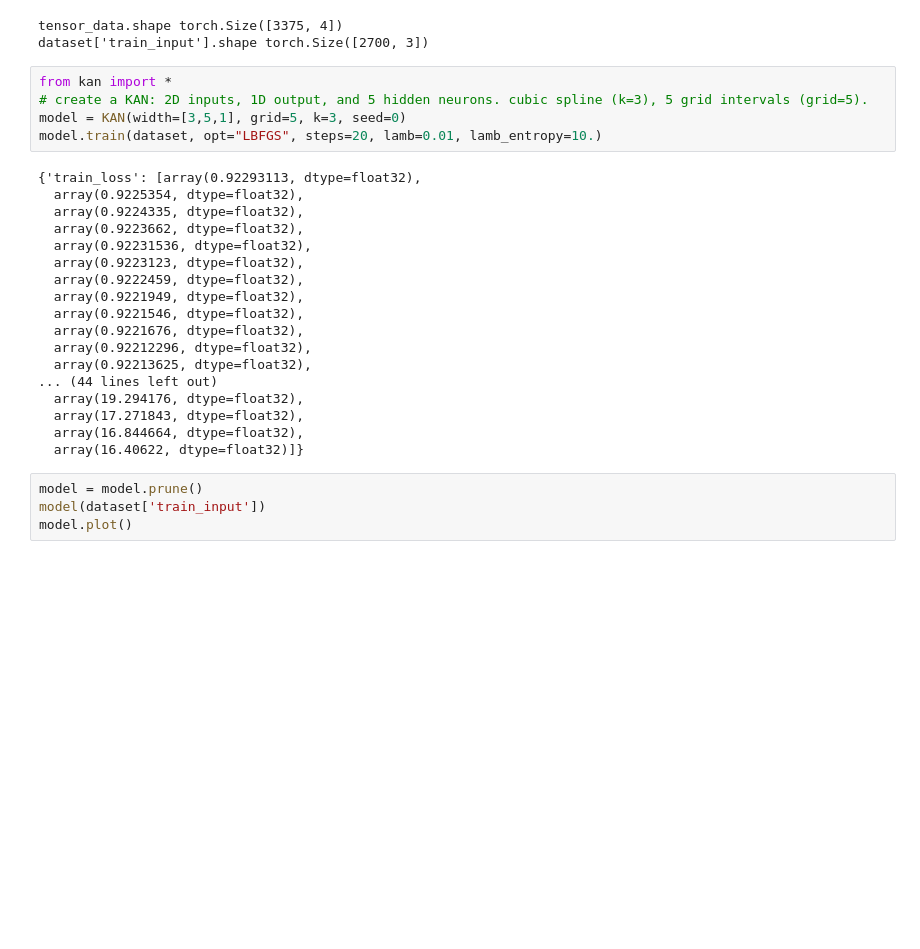
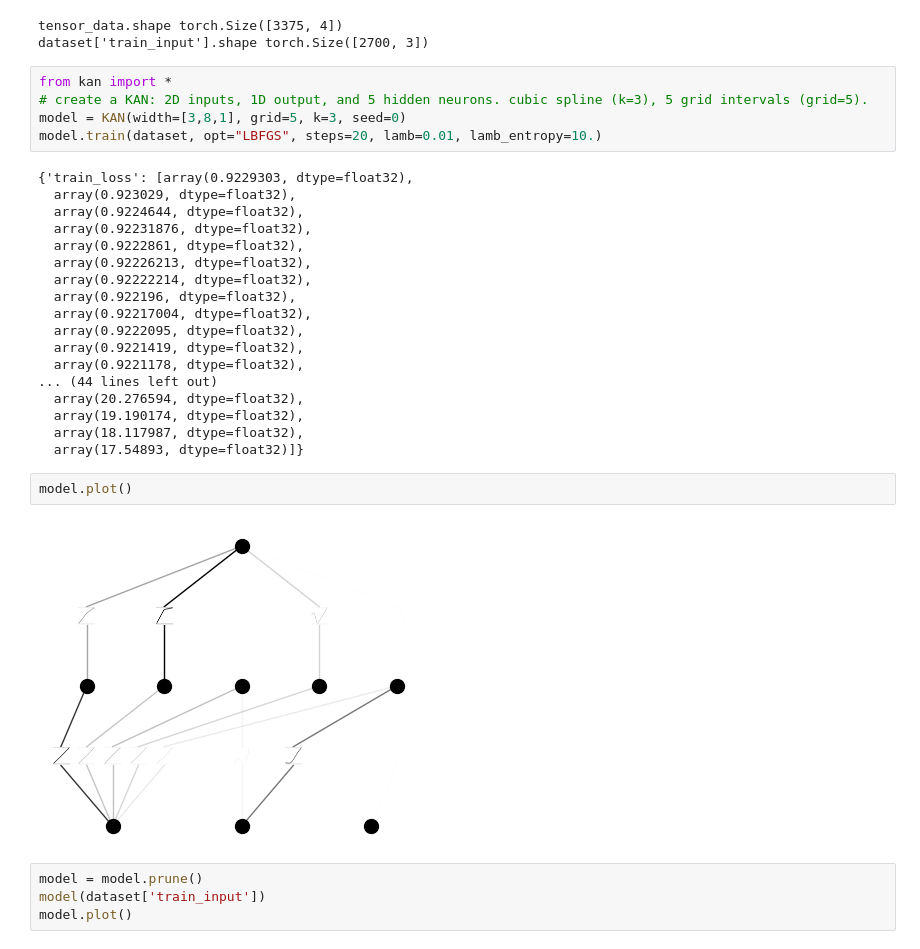
Before and after one commit to pengqianhan/pykan-pq, a Jupyter notebook: moon.ipynb, the cells around one changed output. Saved outputs shown, nothing was run; the diff lists cells and outputs as text; blank space fills up the shorter version.

```diff
--- a/moon.ipynb
+++ b/moon.ipynb
@@ -28,26 +28,30 @@ dataset['train_input'].shape torch.Size([2700, 3])
 # %%
 from kan import *
 # create a KAN: 2D inputs, 1D output, and 5 hidden neurons. cubic spline (k=3), 5 grid intervals (grid=5).
-model = KAN(width=[3,5,1], grid=5, k=3, seed=0)
+model = KAN(width=[3,8,1], grid=5, k=3, seed=0)
 model.train(dataset, opt="LBFGS", steps=20, lamb=0.01, lamb_entropy=10.)
 # %% [output]
-{'train_loss': [array(0.92293113, dtype=float32),
-  array(0.9225354, dtype=float32),
-  array(0.9224335, dtype=float32),
-  array(0.9223662, dtype=float32),
-  array(0.92231536, dtype=float32),
-  array(0.9223123, dtype=float32),
-  array(0.9222459, dtype=float32),
-  array(0.9221949, dtype=float32),
-  array(0.9221546, dtype=float32),
-  array(0.9221676, dtype=float32),
-  array(0.92212296, dtype=float32),
-  array(0.92213625, dtype=float32),
+{'train_loss': [array(0.9229303, dtype=float32),
+  array(0.923029, dtype=float32),
+  array(0.9224644, dtype=float32),
+  array(0.92231876, dtype=float32),
+  array(0.9222861, dtype=float32),
+  array(0.92226213, dtype=float32),
+  array(0.92222214, dtype=float32),
+  array(0.922196, dtype=float32),
+  array(0.92217004, dtype=float32),
+  array(0.9222095, dtype=float32),
+  array(0.9221419, dtype=float32),
+  array(0.9221178, dtype=float32),
 ... (44 lines left out)
-  array(19.294176, dtype=float32),
-  array(17.271843, dtype=float32),
-  array(16.844664, dtype=float32),
-  array(16.40622, dtype=float32)]}
+  array(20.276594, dtype=float32),
+  array(19.190174, dtype=float32),
+  array(18.117987, dtype=float32),
+  array(17.54893, dtype=float32)]}
+# %%
+model.plot()
+# %% [output]
+[figure, added]
 # %%
 model = model.prune()
 model(dataset['train_input'])
```
Also changed, not shown: 1 other file.
